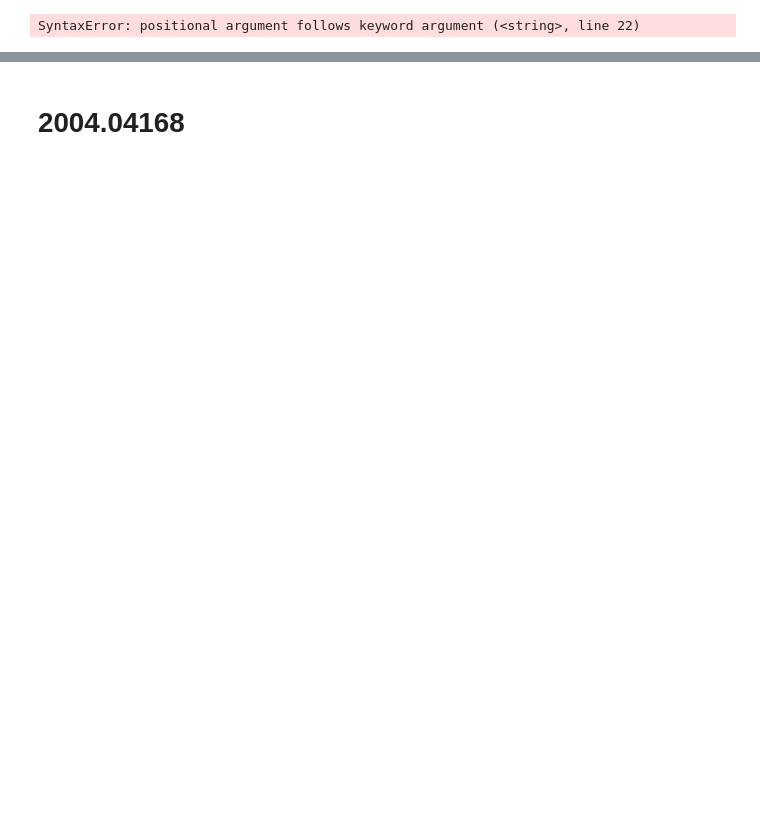
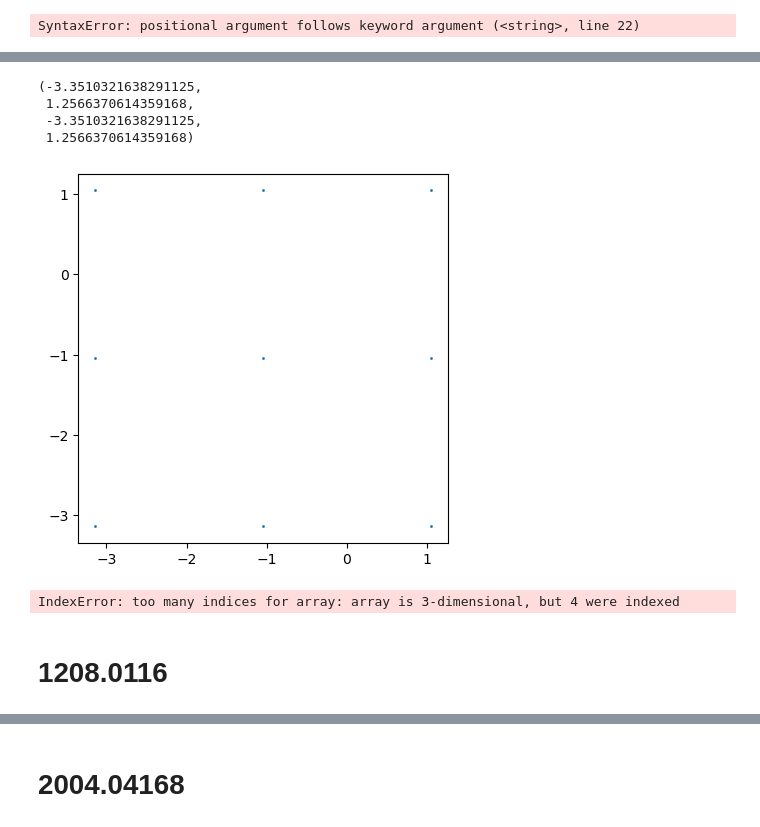
Before and after one commit to hainingpan/HartreeFock_GPT, a Jupyter notebook: test_coding/Dataset_v1_Outputs.ipynb, the cells around one changed output, grey strips where cells are left out. Drawn from its saved outputs; the diff is of its cells as text; code cells hidden in the pictures; blank space fills up the shorter version.

```diff
--- a/test_coding/Dataset_v1_Outputs.ipynb
+++ b/test_coding/Dataset_v1_Outputs.ipynb
@@ -354,0 +518,21 @@ Successfully executed code for ('2110.1133', 1).
+# %%
+import code_1106_606_1
+ham=code_1106_606_1.HartreeFockHamiltonian()
+# %%
+plt.scatter(ham.k_space[:,0],ham.k_space[:,1],s=1)
+
+# plt.arrow(0,0,vec[0,0],vec[0,1],head_width=0.05, head_length=0.1)
+# plt.arrow(0,0,vec[1,0],vec[1,1],head_width=0.05, head_length=0.1)
+plt.axis('square')
+# %% [output]
+(-3.3510321638291125,
+ 1.2566370614359168,
+ -3.3510321638291125,
+ 1.2566370614359168)
+[figure, added]
+# %%
+ham.generate_non_interacting()
+# %% [output]
+IndexError: too many indices for array: array is 3-dimensional, but 4 were indexed
+# %% [markdown]
+# 1208.0116
```
Also changed, not shown: parts of 66 cells of this notebook, 37 other files.
